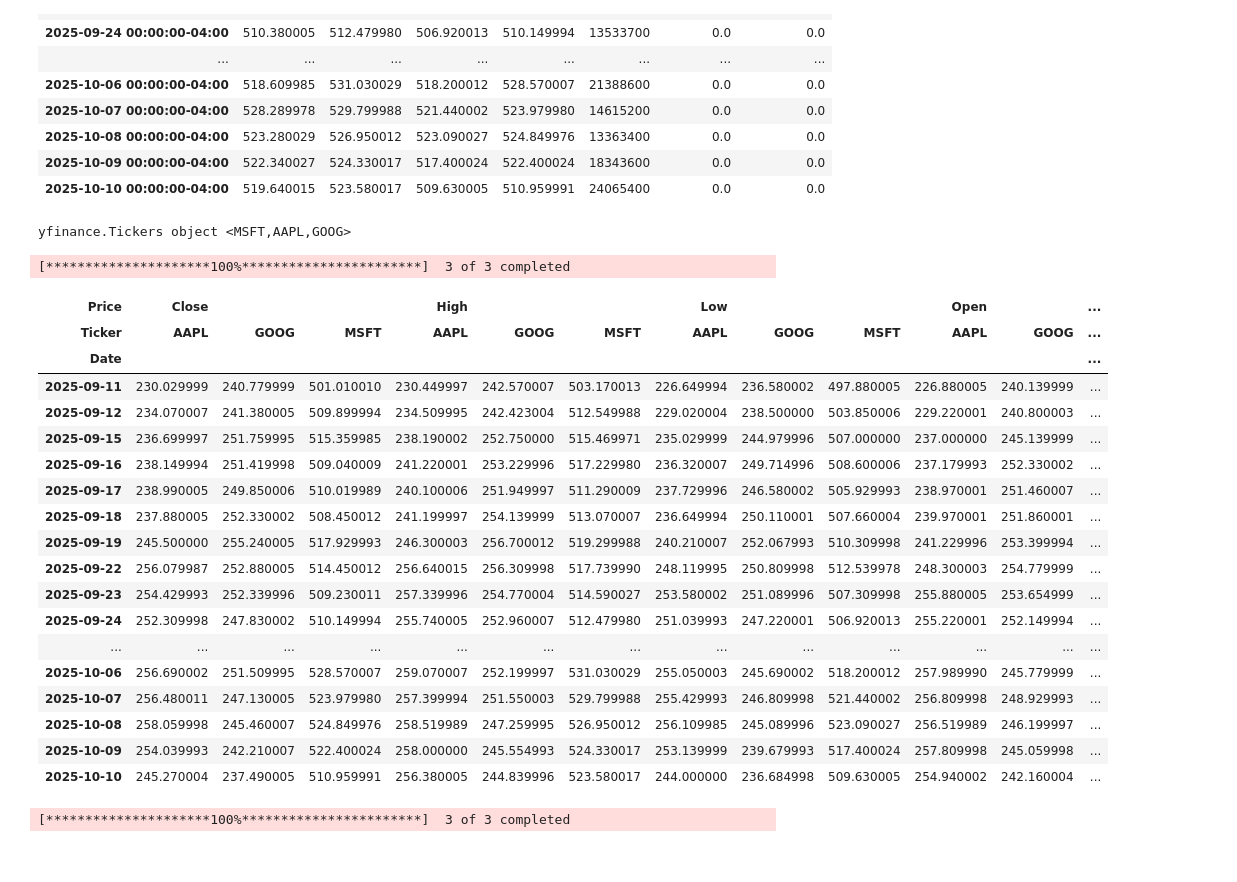
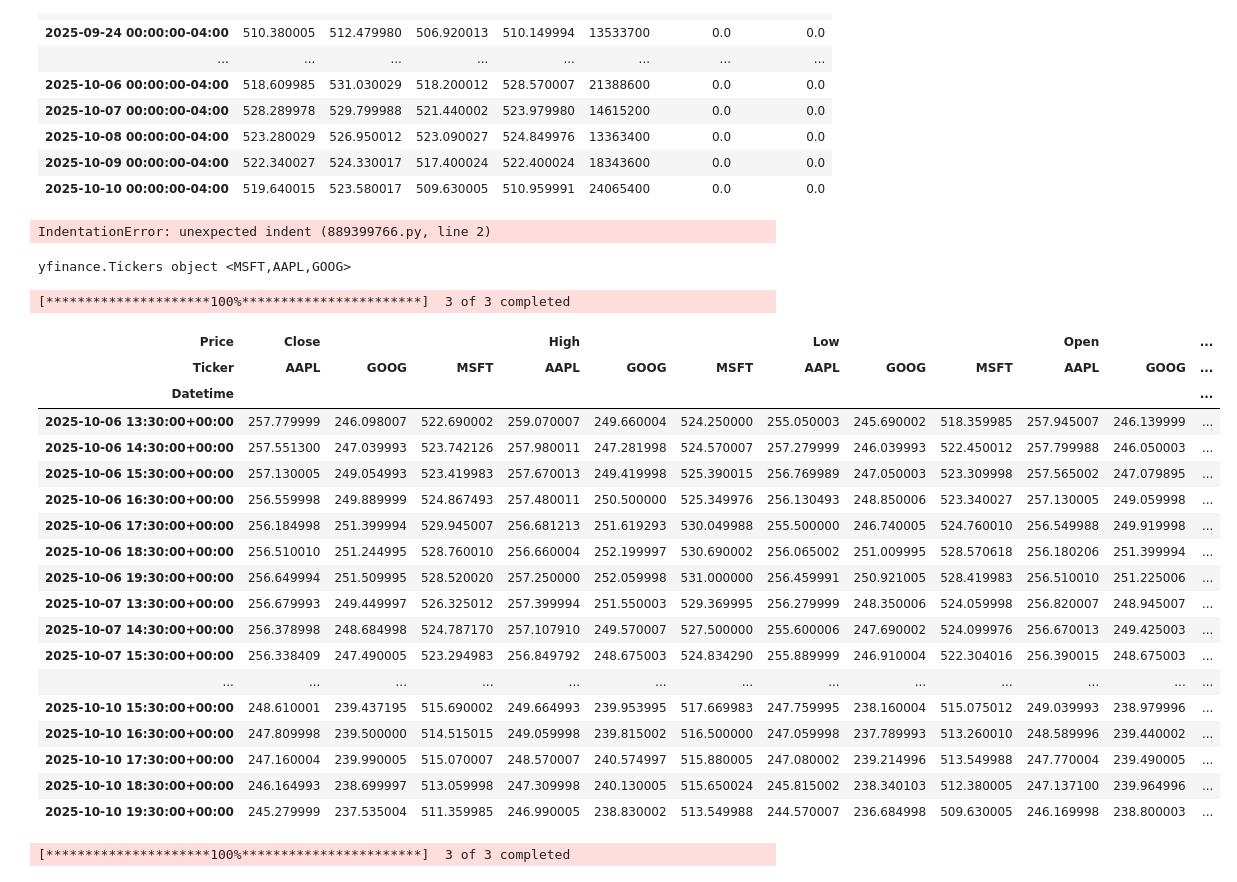
Before and after one commit to fin81985/computer-infrastructure, a Jupyter notebook: problems.ipynb, the cells around one changed output. Cells and saved outputs as stored; diff of their text form; code cells hidden in the pictures.

```diff
--- a/problems.ipynb
+++ b/problems.ipynb
@@ -75,0 +82,6 @@ dat.history(period='1mo')
+# %%
+ # Create timestamped filename
+        timestamp = datetime.now().strftime("%Y%m%d-%H%M%S")
+        filename = f"data/{ticker}_{timestamp}.csv
+# %% [output]
+IndentationError: unexpected indent (889399766.py, line 2)
@@ -83,26 +98,26 @@ tickers
 yfinance.Tickers object <MSFT,AAPL,GOOG>
 # %%
 
-yf.download(['MSFT', 'AAPL', 'GOOG'], period='1mo')
+yf.download(['MSFT', 'AAPL', 'GOOG'], period='5d', interval='1h')
 # %% [output]
 [*********************100%***********************]  3 of 3 completed
 | Price | Close |  |  | High |  |  | Low |  |  | Open |  | ... |
 | Ticker | AAPL | GOOG | MSFT | AAPL | GOOG | MSFT | AAPL | GOOG | MSFT | AAPL | GOOG | ... |
-| Date |  |  |  |  |  |  |  |  |  |  |  | ... |
-| 2025-09-11 | 230.029999 | 240.779999 | 501.010010 | 230.449997 | 242.570007 | 503.170013 | 226.649994 | 236.580002 | 497.880005 | 226.880005 | 240.139999 | ... |
-| 2025-09-12 | 234.070007 | 241.380005 | 509.899994 | 234.509995 | 242.423004 | 512.549988 | 229.020004 | 238.500000 | 503.850006 | 229.220001 | 240.800003 | ... |
-| 2025-09-15 | 236.699997 | 251.759995 | 515.359985 | 238.190002 | 252.750000 | 515.469971 | 235.029999 | 244.979996 | 507.000000 | 237.000000 | 245.139999 | ... |
-| 2025-09-16 | 238.149994 | 251.419998 | 509.040009 | 241.220001 | 253.229996 | 517.229980 | 236.320007 | 249.714996 | 508.600006 | 237.179993 | 252.330002 | ... |
-| 2025-09-17 | 238.990005 | 249.850006 | 510.019989 | 240.100006 | 251.949997 | 511.290009 | 237.729996 | 246.580002 | 505.929993 | 238.970001 | 251.460007 | ... |
-| 2025-09-18 | 237.880005 | 252.330002 | 508.450012 | 241.199997 | 254.139999 | 513.070007 | 236.649994 | 250.110001 | 507.660004 | 239.970001 | 251.860001 | ... |
-| 2025-09-19 | 245.500000 | 255.240005 | 517.929993 | 246.300003 | 256.700012 | 519.299988 | 240.210007 | 252.067993 | 510.309998 | 241.229996 | 253.399994 | ... |
-| 2025-09-22 | 256.079987 | 252.880005 | 514.450012 | 256.640015 | 256.309998 | 517.739990 | 248.119995 | 250.809998 | 512.539978 | 248.300003 | 254.779999 | ... |
-| 2025-09-23 | 254.429993 | 252.339996 | 509.230011 | 257.339996 | 254.770004 | 514.590027 | 253.580002 | 251.089996 | 507.309998 | 255.880005 | 253.654999 | ... |
-| 2025-09-24 | 252.309998 | 247.830002 | 510.149994 | 255.740005 | 252.960007 | 512.479980 | 251.039993 | 247.220001 | 506.920013 | 255.220001 | 252.149994 | ... |
+| Datetime |  |  |  |  |  |  |  |  |  |  |  | ... |
+| 2025-10-06 13:30:00+00:00 | 257.779999 | 246.098007 | 522.690002 | 259.070007 | 249.660004 | 524.250000 | 255.050003 | 245.690002 | 518.359985 | 257.945007 | 246.139999 | ... |
+| 2025-10-06 14:30:00+00:00 | 257.551300 | 247.039993 | 523.742126 | 257.980011 | 247.281998 | 524.570007 | 257.279999 | 246.039993 | 522.450012 | 257.799988 | 246.050003 | ... |
+| 2025-10-06 15:30:00+00:00 | 257.130005 | 249.054993 | 523.419983 | 257.670013 | 249.419998 | 525.390015 | 256.769989 | 247.050003 | 523.309998 | 257.565002 | 247.079895 | ... |
+| 2025-10-06 16:30:00+00:00 | 256.559998 | 249.889999 | 524.867493 | 257.480011 | 250.500000 | 525.349976 | 256.130493 | 248.850006 | 523.340027 | 257.130005 | 249.059998 | ... |
+| 2025-10-06 17:30:00+00:00 | 256.184998 | 251.399994 | 529.945007 | 256.681213 | 251.619293 | 530.049988 | 255.500000 | 246.740005 | 524.760010 | 256.549988 | 249.919998 | ... |
+| 2025-10-06 18:30:00+00:00 | 256.510010 | 251.244995 | 528.760010 | 256.660004 | 252.199997 | 530.690002 | 256.065002 | 251.009995 | 528.570618 | 256.180206 | 251.399994 | ... |
+| 2025-10-06 19:30:00+00:00 | 256.649994 | 251.509995 | 528.520020 | 257.250000 | 252.059998 | 531.000000 | 256.459991 | 250.921005 | 528.419983 | 256.510010 | 251.225006 | ... |
+| 2025-10-07 13:30:00+00:00 | 256.679993 | 249.449997 | 526.325012 | 257.399994 | 251.550003 | 529.369995 | 256.279999 | 248.350006 | 524.059998 | 256.820007 | 248.945007 | ... |
+| 2025-10-07 14:30:00+00:00 | 256.378998 | 248.684998 | 524.787170 | 257.107910 | 249.570007 | 527.500000 | 255.600006 | 247.690002 | 524.099976 | 256.670013 | 249.425003 | ... |
+| 2025-10-07 15:30:00+00:00 | 256.338409 | 247.490005 | 523.294983 | 256.849792 | 248.675003 | 524.834290 | 255.889999 | 246.910004 | 522.304016 | 256.390015 | 248.675003 | ... |
 | ... | ... | ... | ... | ... | ... | ... | ... | ... | ... | ... | ... | ... |
-| 2025-10-06 | 256.690002 | 251.509995 | 528.570007 | 259.070007 | 252.199997 | 531.030029 | 255.050003 | 245.690002 | 518.200012 | 257.989990 | 245.779999 | ... |
-| 2025-10-07 | 256.480011 | 247.130005 | 523.979980 | 257.399994 | 251.550003 | 529.799988 | 255.429993 | 246.809998 | 521.440002 | 256.809998 | 248.929993 | ... |
-| 2025-10-08 | 258.059998 | 245.460007 | 524.849976 | 258.519989 | 247.259995 | 526.950012 | 256.109985 | 245.089996 | 523.090027 | 256.519989 | 246.199997 | ... |
-| 2025-10-09 | 254.039993 | 242.210007 | 522.400024 | 258.000000 | 245.554993 | 524.330017 | 253.139999 | 239.679993 | 517.400024 | 257.809998 | 245.059998 | ... |
-| 2025-10-10 | 245.270004 | 237.490005 | 510.959991 | 256.380005 | 244.839996 | 523.580017 | 244.000000 | 236.684998 | 509.630005 | 254.940002 | 242.160004 | ... |
+| 2025-10-10 15:30:00+00:00 | 248.610001 | 239.437195 | 515.690002 | 249.664993 | 239.953995 | 517.669983 | 247.759995 | 238.160004 | 515.075012 | 249.039993 | 238.979996 | ... |
+| 2025-10-10 16:30:00+00:00 | 247.809998 | 239.500000 | 514.515015 | 249.059998 | 239.815002 | 516.500000 | 247.059998 | 237.789993 | 513.260010 | 248.589996 | 239.440002 | ... |
+| 2025-10-10 17:30:00+00:00 | 247.160004 | 239.990005 | 515.070007 | 248.570007 | 240.574997 | 515.880005 | 247.080002 | 239.214996 | 513.549988 | 247.770004 | 239.490005 | ... |
+| 2025-10-10 18:30:00+00:00 | 246.164993 | 238.699997 | 513.059998 | 247.309998 | 240.130005 | 515.650024 | 245.815002 | 238.340103 | 512.380005 | 247.137100 | 239.964996 | ... |
+| 2025-10-10 19:30:00+00:00 | 245.279999 | 237.535004 | 511.359985 | 246.990005 | 238.830002 | 513.549988 | 244.570007 | 236.684998 | 509.630005 | 246.169998 | 238.800003 | ... |
 # %%
```
Also changed, not shown: parts of 7 cells of this notebook.
